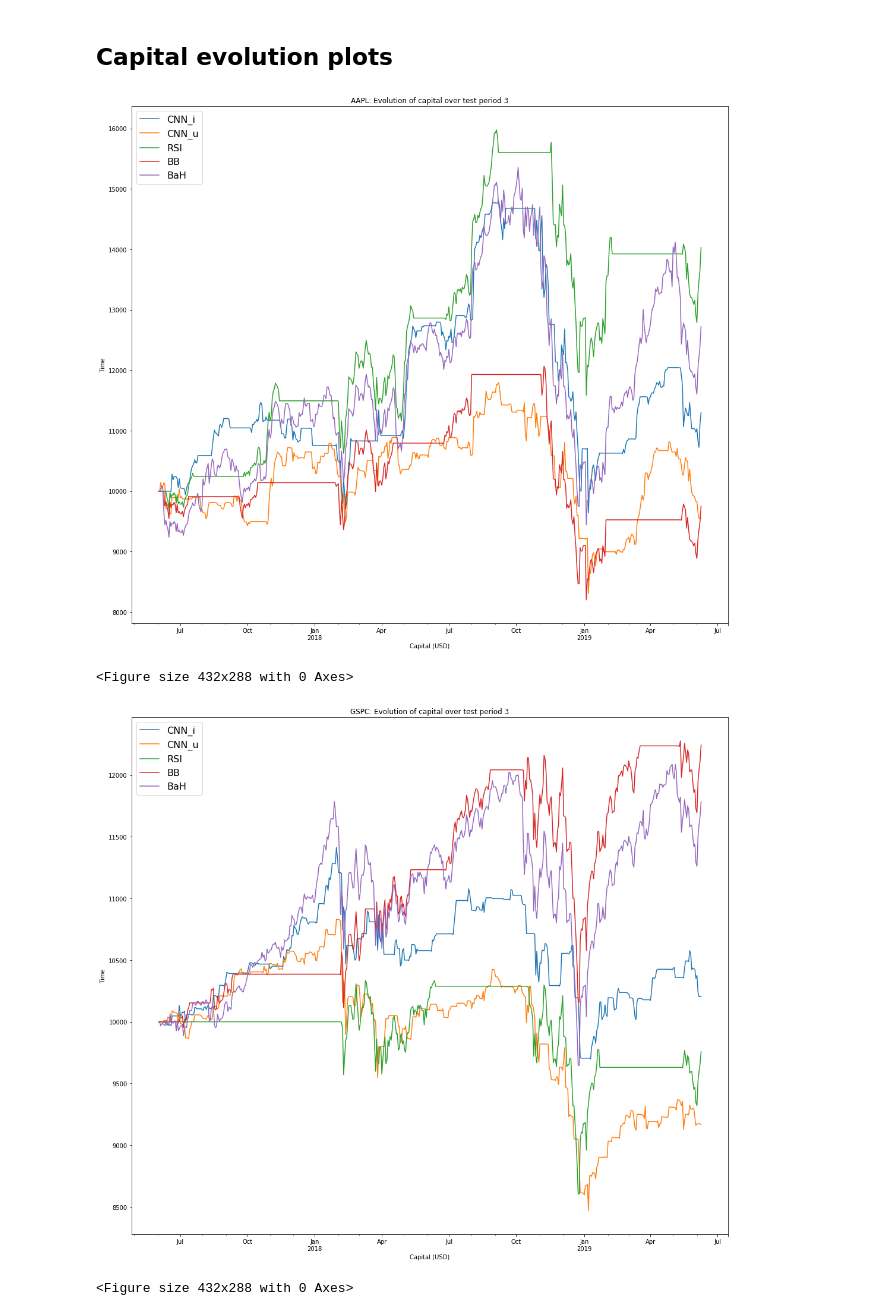
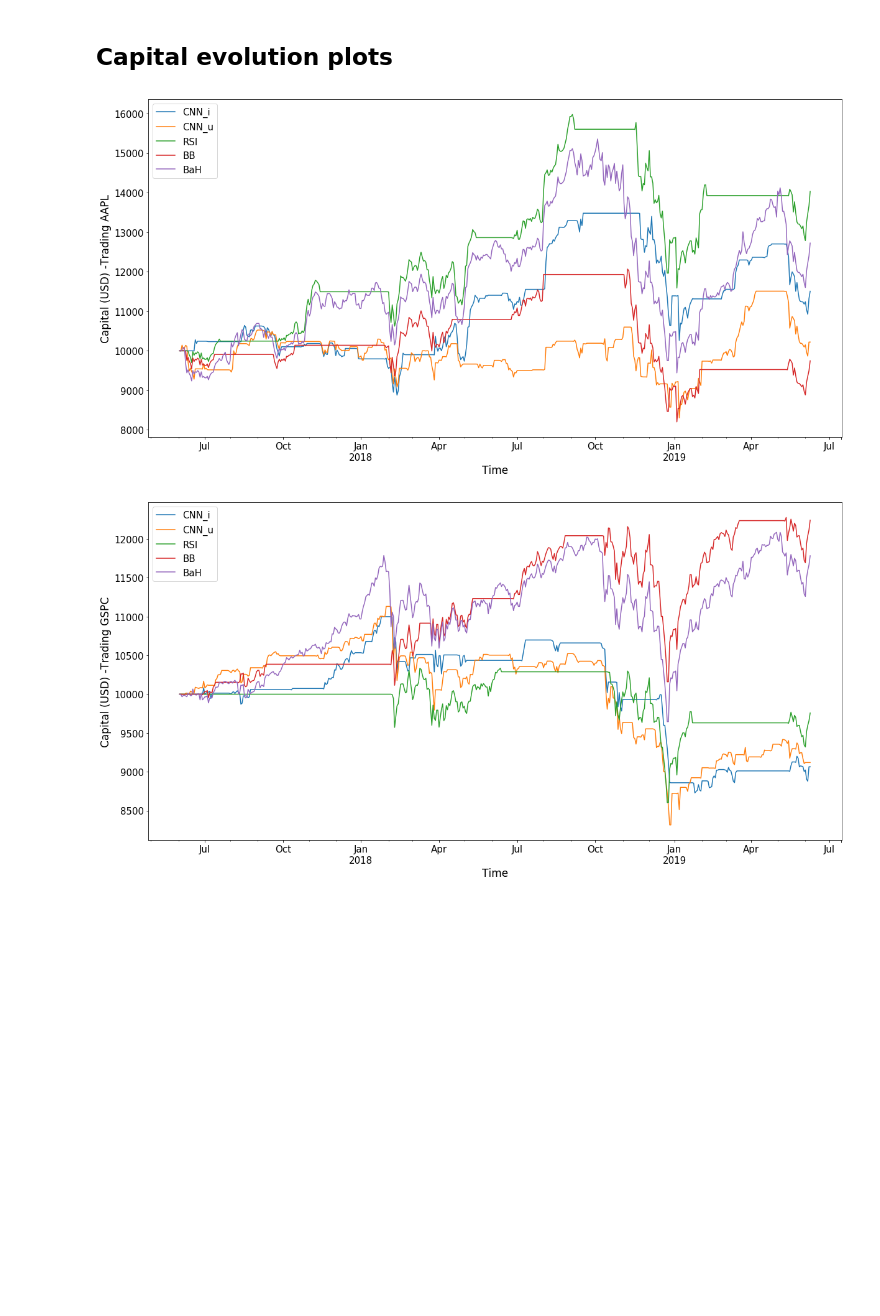
Before and after one commit to lauraperge/blackbox-trading-CNN, a Jupyter notebook: notebooks/financial-evaluation.ipynb, the cells around one changed output. Saved outputs shown, nothing was run; the diff lists cells and outputs as text; code cells hidden in the pictures; blank space fills up the shorter version.

```diff
--- a/notebooks/financial-evaluation.ipynb
+++ b/notebooks/financial-evaluation.ipynb
@@ -310,7 +309,8 @@ for variant in cnn_versions:
 
         cnns_result2.append(financial_evaluation(varname = VarName + '_' + variant,
                                                        prices = np.array(cnns2[-1][VarName]),
-                                                       signals = np.array(cnns2[-1]["Signals"])))
+                                                       signals = np.array(cnns2[-1]["Signals"]),
+                                                       safety = True))
         # Save to tables
         Results2['Cumr_' + variant].loc[Results2['Assets'] == VarName] =cnns_result2[-1]['cumulative_return']
         Results2['Annr_' + variant].loc[Results2['Assets'] == VarName] =cnns_result2[-1]['annualized_return']
@@ -346,14 +346,18 @@ App_results2.to_csv('../results tables/test2_appendix_financial_results.csv')
 ## Capital evolution plots
 # %%
 for name in names:
+
+    #add date
     eval("Capitals2_" + name)['Date'] = pd.bdate_range(start='1/2/2009', end='12/31/2010')
     eval("Capitals2_" + name).set_index('Date', inplace=True)
-    eval("Capitals2_" + name).plot(title = name + ": Evolution of capital over test period 2",
-                                   figsize = (18,16))
 
-    plt.xlabel("Capital (USD)")
-    plt.ylabel("Time")
-    plt.legend(loc=2, prop={'size': 16})
+    plt.rc('font', family = 'sans-serif')
+    eval("Capitals2_" + name).plot(figsize = (20,10), fontsize = 15)
+
+    plt.ylabel("Capital (USD) -Trading " + name, fontsize = 17)
+    plt.xlabel("Time", fontsize = 17)
+    plt.legend(loc=2, prop={'size': 15})
+    plt.tight_layout()
+    plt.savefig("../report/0304(0)_report/images/capitals/Capitals2_" + name +'.png')
     plt.show()
-    plt.savefig("../report/0304(0)_report/images/capitals/Capitals2_" + name +'.png')
 # %% [output]
@@ -417,7 +416,8 @@ for name in os.listdir(competing_path3):
         #get results for certain asset and strategy
         competing_results3.append(financial_evaluation(varname = VarName + '_' + strat,
                                                        prices = np.array(competing3[-1][VarName]),
-                                                       signals = np.array(competing3[-1][strat])))
+                                                       signals = np.array(competing3[-1][strat])
+                                                      ))
         # Save to tables
         Results3['Cumr_' + strat[:-8]].loc[Results3['Assets'] == VarName] =competing_results3[-1]['cumulative_return']
         Results3['Annr_' + strat[:-8]].loc[Results3['Assets'] == VarName] =competing_results3[-1]['annualized_return']
@@ -505,18 +506,19 @@ App_results3.to_csv('../results tables/test3_appendix_financial_results.csv')
 ## Capital evolution plots
 # %%
 for name in names:
+
+    #add date
     eval("Capitals3_" + name)['Date'] = pd.bdate_range(start='6/2/2017', end='6/7/2019')
     eval("Capitals3_" + name).set_index('Date', inplace=True)
-    eval("Capitals3_" + name).plot(title = name + ": Evolution of capital over test period 3",
-                                   figsize = (18,16))
 
-    plt.xlabel("Capital (USD)")
-    plt.ylabel("Time")
-    plt.legend(loc=2, prop={'size': 16})
+    plt.rc('font', family = 'sans-serif')
+    eval("Capitals3_" + name).plot(figsize = (20,10), fontsize = 15)
+
+    plt.ylabel("Capital (USD) -Trading " + name, fontsize = 17)
+    plt.xlabel("Time", fontsize = 17)
+    plt.legend(loc=2, prop={'size': 15})
+    plt.savefig("../report/0304(0)_report/images/capitals/Capitals3_" + name +'.png')
     plt.show()
-    plt.savefig("../report/0304(0)_report/images/capitals/Capitals3_" + name +'.png')
 # %% [output]
-[figure, old version]
+[figure, new version]
-<Figure size 432x288 with 0 Axes>
-[figure, old version]
+[figure, new version]
-<Figure size 432x288 with 0 Axes>
```
Also changed, not shown: parts of 11 cells of this notebook, 22 other files.
